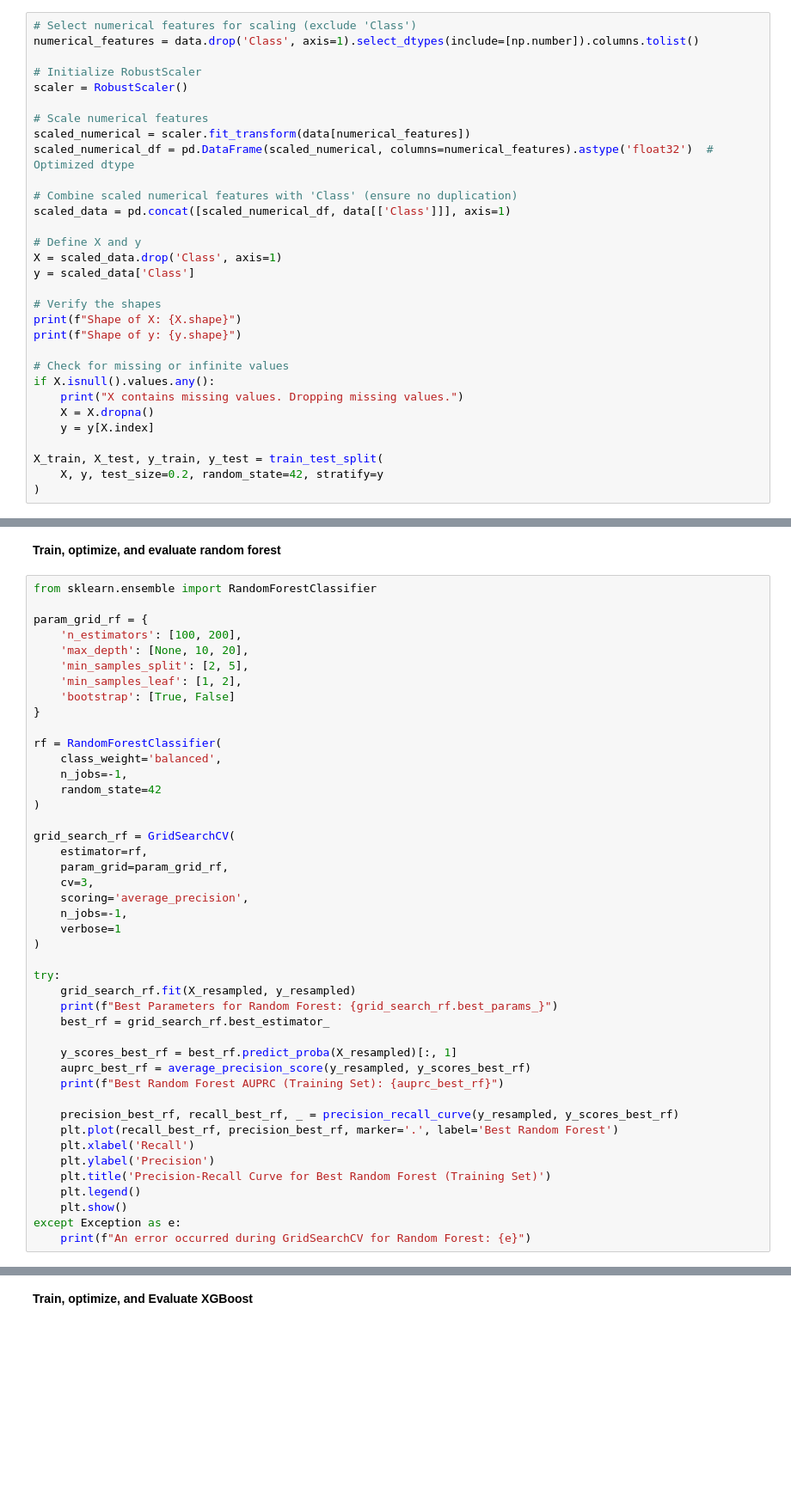
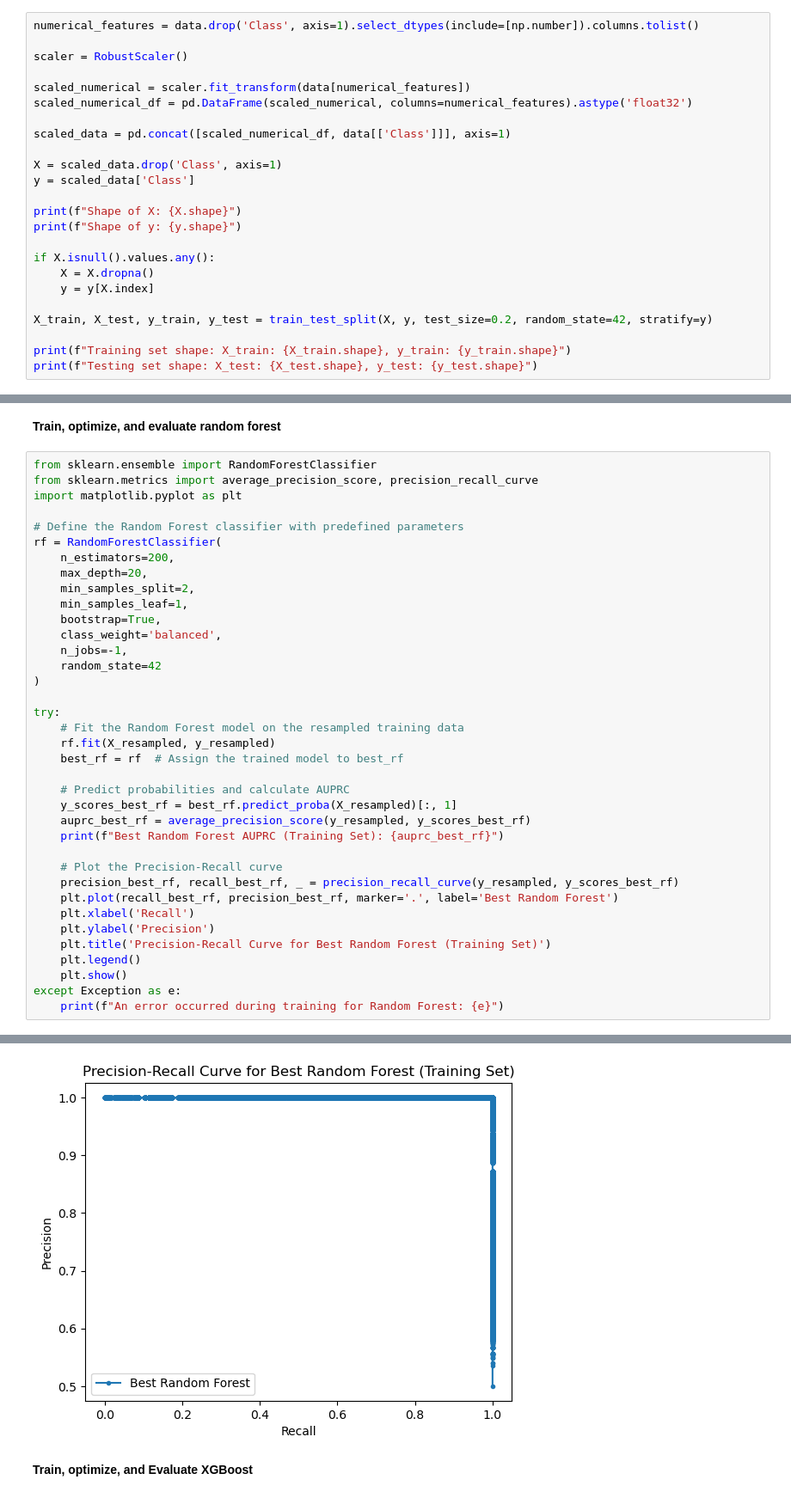
Before and after one commit to PanickerAnsel/frauddetection, a Jupyter notebook: mltraining.ipynb, the cells around one changed output, grey strips where cells are left out. Shown at 86% size. Drawn from its saved outputs; the diff is of its cells as text; blank space fills up the shorter version.

```diff
--- a/mltraining.ipynb
+++ b/mltraining.ipynb
@@ -24,34 +39,27 @@ data = pd.read_csv('creditdata.csv')
 # %% [markdown]
 **Scale data**
 # %%
-# Select numerical features for scaling (exclude 'Class')
 numerical_features = data.drop('Class', axis=1).select_dtypes(include=[np.number]).columns.tolist()
 
-# Initialize RobustScaler
 scaler = RobustScaler()
 
-# Scale numerical features
 scaled_numerical = scaler.fit_transform(data[numerical_features])
-scaled_numerical_df = pd.DataFrame(scaled_numerical, columns=numerical_features).astype('float32')  # Optimized dtype
+scaled_numerical_df = pd.DataFrame(scaled_numerical, columns=numerical_features).astype('float32')
 
-# Combine scaled numerical features with 'Class' (ensure no duplication)
 scaled_data = pd.concat([scaled_numerical_df, data[['Class']]], axis=1)
 
-# Define X and y
 X = scaled_data.drop('Class', axis=1)
 y = scaled_data['Class']
 
-# Verify the shapes
 print(f"Shape of X: {X.shape}")
 print(f"Shape of y: {y.shape}")
 
-# Check for missing or infinite values
 if X.isnull().values.any():
-    print("X contains missing values. Dropping missing values.")
     X = X.dropna()
     y = y[X.index]
 
-X_train, X_test, y_train, y_test = train_test_split(
-    X, y, test_size=0.2, random_state=42, stratify=y
-)
+X_train, X_test, y_train, y_test = train_test_split(X, y, test_size=0.2, random_state=42, stratify=y)
+
+print(f"Training set shape: X_train: {X_train.shape}, y_train: {y_train.shape}")
+print(f"Testing set shape: X_test: {X_test.shape}, y_test: {y_test.shape}")
 # %% [output]
@@ -156,39 +95,32 @@ Best Logistic Regression AUPRC (Training Set): 0.9917421325015943
 **Train, optimize, and evaluate random forest**
 # %%
 from sklearn.ensemble import RandomForestClassifier
+from sklearn.metrics import average_precision_score, precision_recall_curve
+import matplotlib.pyplot as plt
 
-param_grid_rf = {
-    'n_estimators': [100, 200],
-    'max_depth': [None, 10, 20],
-    'min_samples_split': [2, 5],
-    'min_samples_leaf': [1, 2],
-    'bootstrap': [True, False]
-}
-
+# Define the Random Forest classifier with predefined parameters
 rf = RandomForestClassifier(
+    n_estimators=200,
+    max_depth=20,
+    min_samples_split=2,
+    min_samples_leaf=1,
+    bootstrap=True,
     class_weight='balanced',
     n_jobs=-1,
     random_state=42
 )
 
-grid_search_rf = GridSearchCV(
-    estimator=rf,
-    param_grid=param_grid_rf,
-    cv=3,
-    scoring='average_precision',
-    n_jobs=-1,
-    verbose=1
-)
+try:
+    # Fit the Random Forest model on the resampled training data
+    rf.fit(X_resampled, y_resampled)
+    best_rf = rf  # Assign the trained model to best_rf
 
-try:
-    grid_search_rf.fit(X_resampled, y_resampled)
-    print(f"Best Parameters for Random Forest: {grid_search_rf.best_params_}")
-    best_rf = grid_search_rf.best_estimator_
-
+    # Predict probabilities and calculate AUPRC
     y_scores_best_rf = best_rf.predict_proba(X_resampled)[:, 1]
     auprc_best_rf = average_precision_score(y_resampled, y_scores_best_rf)
     print(f"Best Random Forest AUPRC (Training Set): {auprc_best_rf}")
 
+    # Plot the Precision-Recall curve
     precision_best_rf, recall_best_rf, _ = precision_recall_curve(y_resampled, y_scores_best_rf)
     plt.plot(recall_best_rf, precision_best_rf, marker='.', label='Best Random Forest')
     plt.xlabel('Recall')
@@ -197,5 +129,5 @@ try:
     plt.legend()
     plt.show()
 except Exception as e:
-    print(f"An error occurred during GridSearchCV for Random Forest: {e}")
+    print(f"An error occurred during training for Random Forest: {e}")
 # %% [output]
@@ -203,3 +135,4 @@ Fitting 3 folds for each of 48 candidates, totalling 144 fits
+[figure, added]
 # %% [markdown]
 **Train, optimize, and Evaluate XGBoost**
 # %%
```
Also changed, not shown: parts of 18 cells of this notebook.
